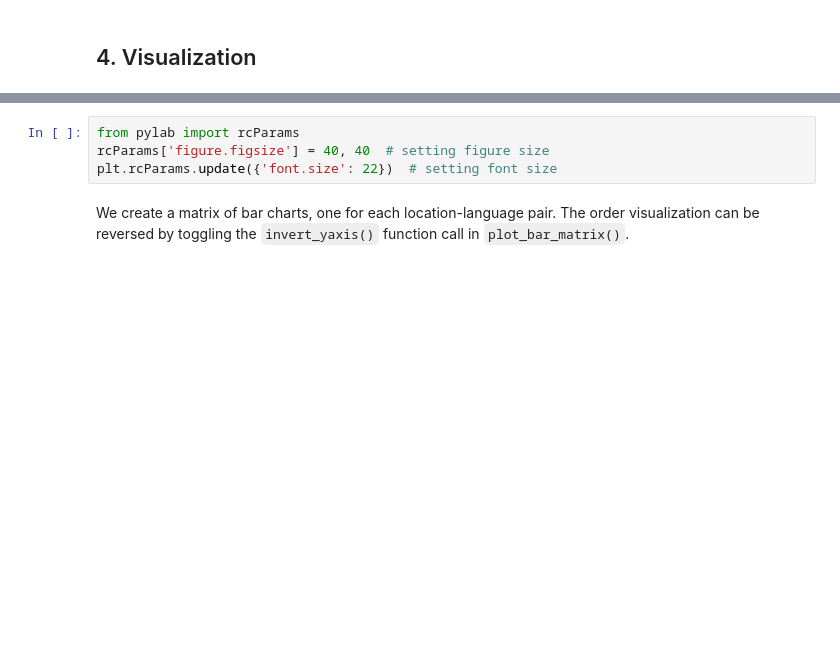
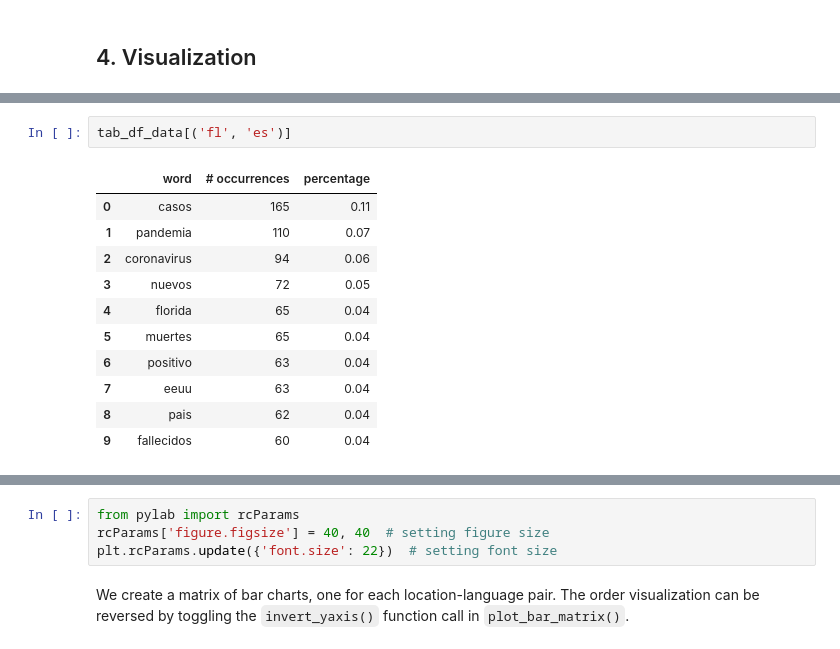
Before and after one commit to dh-miami/narratives_covid19, a Jupyter notebook: scripts/freq_analysis/top_ngrams.ipynb, the cells around one changed output, grey strips where cells are left out. Saved outputs shown, nothing was run; the diff lists cells and outputs as text; blank space fills up the shorter version.

```diff
--- a/scripts/freq_analysis/top_ngrams.ipynb
+++ b/scripts/freq_analysis/top_ngrams.ipynb
@@ -165,0 +209,14 @@ pprint(counts)
+# %%
+tab_df_data[('fl', 'es')]
+# %% [output]
+|  | word | # occurrences | percentage |
+| 0 | casos | 165 | 0.11 |
+| 1 | pandemia | 110 | 0.07 |
+| 2 | coronavirus | 94 | 0.06 |
+| 3 | nuevos | 72 | 0.05 |
+| 4 | florida | 65 | 0.04 |
+| 5 | muertes | 65 | 0.04 |
+| 6 | positivo | 63 | 0.04 |
+| 7 | eeuu | 63 | 0.04 |
+| 8 | pais | 62 | 0.04 |
+| 9 | fallecidos | 60 | 0.04 |
```
Also changed, not shown: parts of 13 cells of this notebook.
